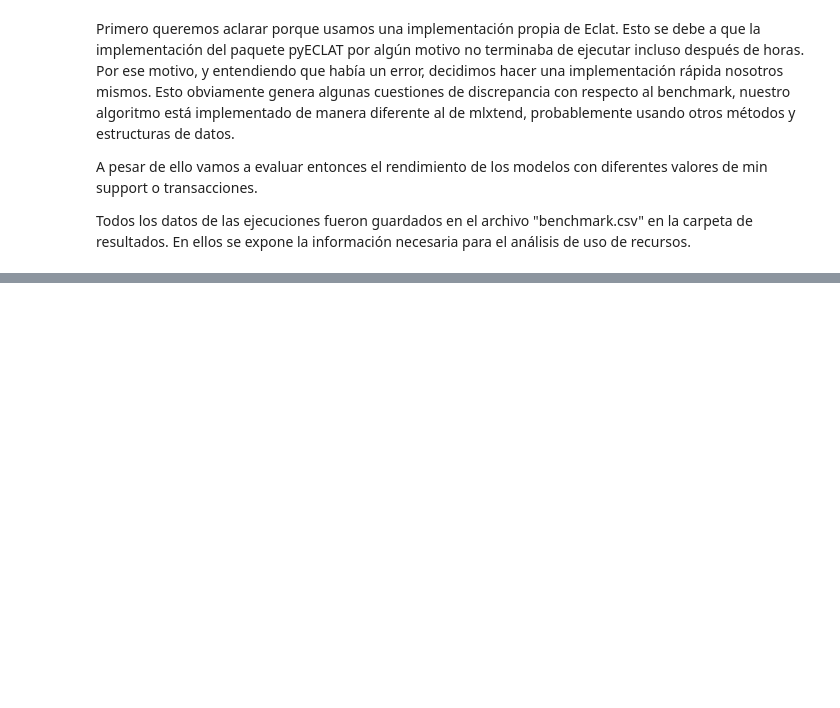
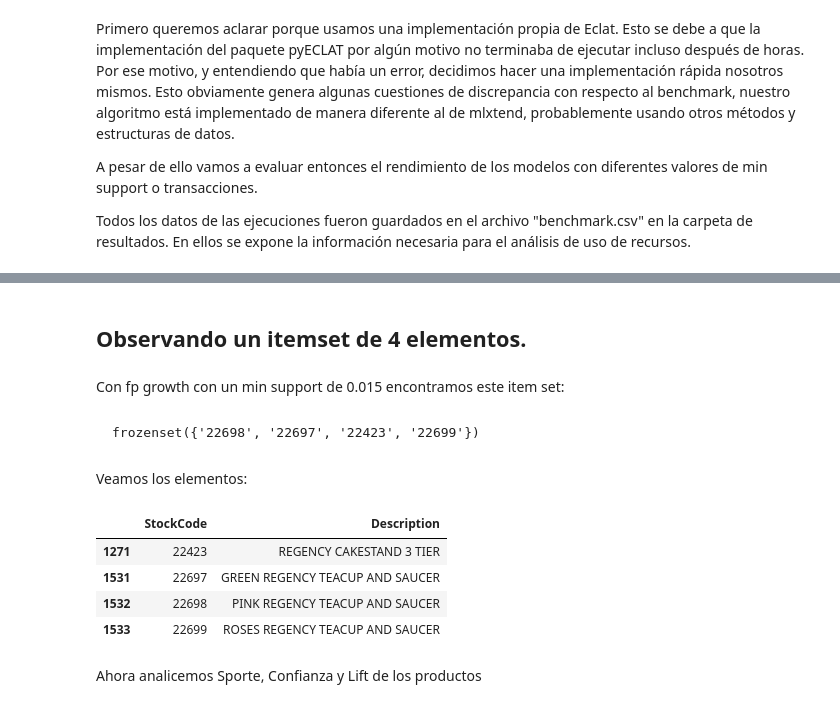
Before and after one commit to PulidoLuciano/benchmark-frequent-itemsets, a Jupyter notebook: results.ipynb, the cells around one changed output, grey strips where cells are left out. Saved outputs shown, nothing was run; the diff lists cells and outputs as text; code cells hidden in the pictures; blank space fills up the shorter version.

````diff
--- a/results.ipynb
+++ b/results.ipynb
@@ -335,0 +342,20 @@ benchmark_df.head()
+# %% [markdown]
+## Observando un itemset de 4 elementos.
+# %% [markdown]
+Con fp growth con un min support de 0.015 encontramos este item set:
+# %% [markdown]
+```
+frozenset({'22698', '22697', '22423', '22699'})
+```
+# %% [markdown]
+Veamos los elementos:
+# %%
+products_df[products_df['StockCode'].isin([22698, 22697, 22423, 22699])]
+# %% [output]
+|  | StockCode | Description |
+| 1271 | 22423 | REGENCY CAKESTAND 3 TIER |
+| 1531 | 22697 | GREEN REGENCY TEACUP AND SAUCER |
+| 1532 | 22698 | PINK REGENCY TEACUP AND SAUCER |
+| 1533 | 22699 | ROSES REGENCY TEACUP AND SAUCER |
+# %% [markdown]
+Ahora analicemos Sporte, Confianza y Lift de los productos
````
Also changed, not shown: parts of 14 cells of this notebook.
